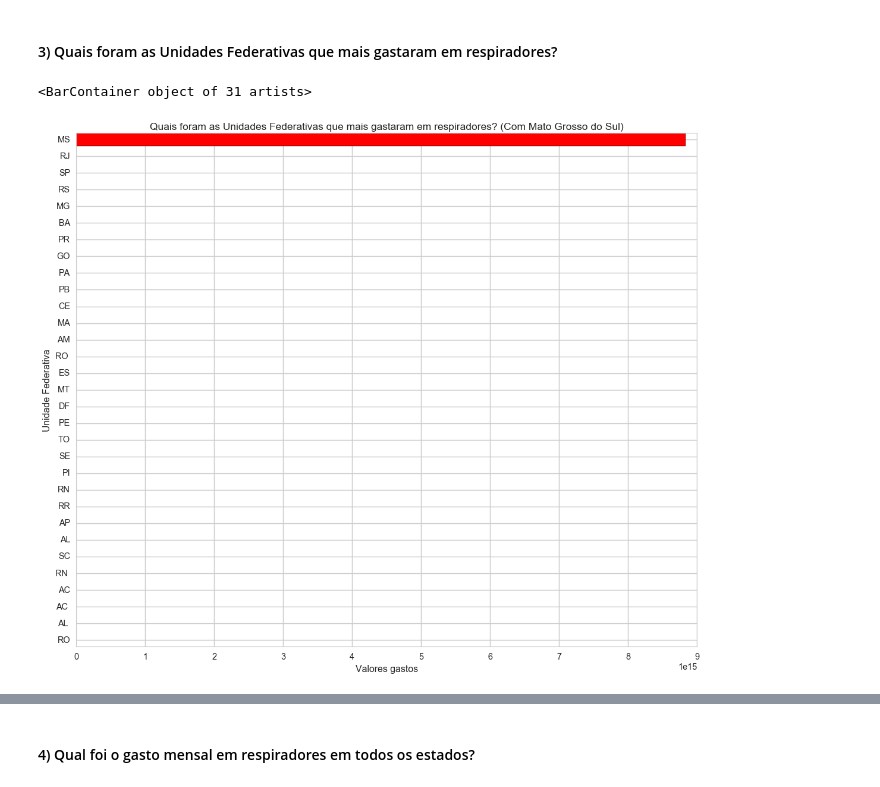
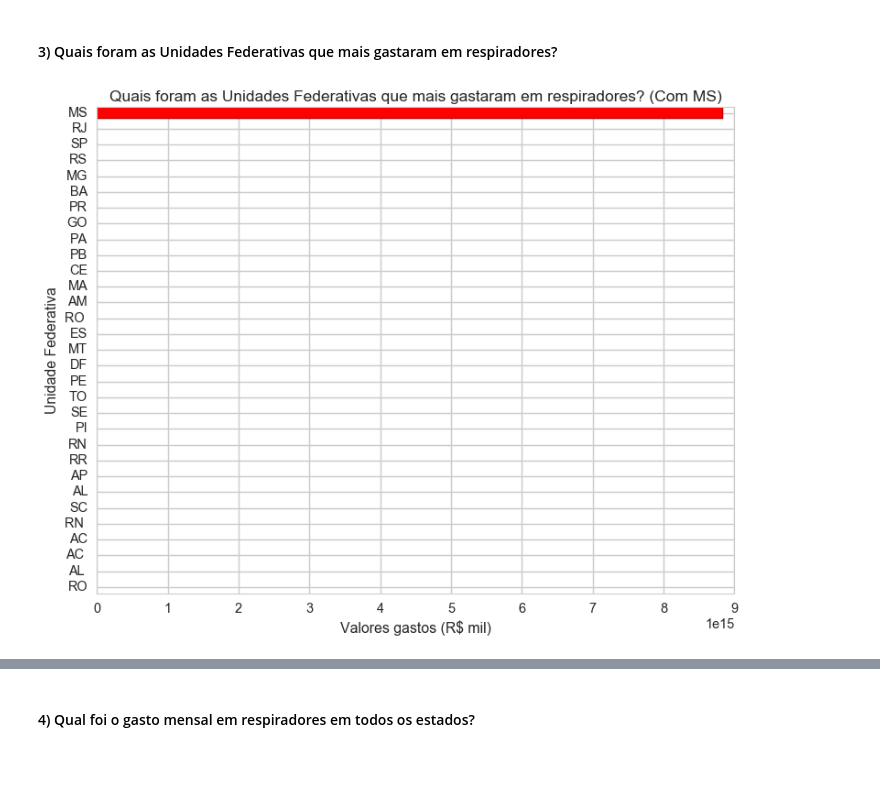
Before and after one commit to icarocrespo/Analise-Distribuicao-Respiradores-BR, a Jupyter notebook: Analise de Dados.ipynb, the cells around one changed output, grey strips where cells are left out. Saved outputs shown, nothing was run; the diff lists cells and outputs as text; code cells hidden in the pictures.

```diff
--- a/Analise de Dados.ipynb
+++ b/Analise de Dados.ipynb
@@ -231,7 +231,7 @@ data['VALOR'] = pd.to_numeric(data['VALOR'], downcast="integer")
 #### Configuração de tamanho de imagens
 # %%
 plt.style.use(plt.style.available)
-plt.rc('figure', figsize=(15, 13))
+plt.rc('figure', figsize=(10, 8))
 # %% [markdown]
 ### Questões para a análise da Distribuição de Respiradores (Ministério da Saúde - MS)
 # %% [markdown]
@@ -270,17 +273,19 @@ plt.barh(fornecedores.index, fornecedores.values, color = "red")
 # %%
 uf_gastos = data['VALOR'].groupby(data['UF']).sum()
 
 uf_gastos.sort_values(ascending = True, inplace = True)
 
 
 plt.ylabel('Unidade Federativa')
-plt.xlabel('Valores gastos')
-plt.title('Quais foram as Unidades Federativas que mais gastaram em respiradores? (Com Mato Grosso do Sul)')
+plt.xlabel('Valores gastos (R$ mil)')
+plt.title('Quais foram as Unidades Federativas que mais gastaram em respiradores? (Com MS)')
 plt.barh(uf_gastos.index, uf_gastos.values,  color = 'red')
-#uf_gastos
+
+plt.savefig('gráficos/mais_gastosUF.png', format='png')
+
+plt.show()
 # %% [output]
-<BarContainer object of 31 artists>
-[figure, old version]
+[figure, new version]
 # %%
 sem_ms = data[data['UF'] != 'MS']
 uf_gastos = sem_ms['VALOR'].groupby(sem_ms['UF']).sum()
```
Also changed, not shown: parts of 9 cells of this notebook, 12 other files.
